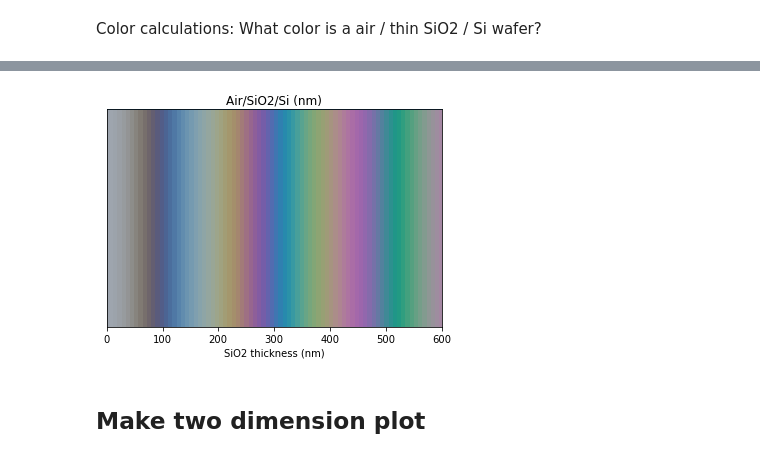
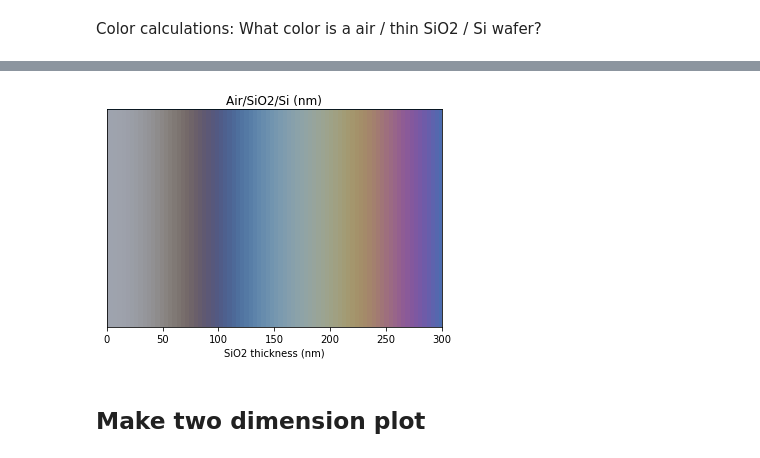
Before and after one commit to kanhua/pypvcell, a Jupyter notebook: demos/Color_of_surface_tmm.ipynb, the cells around one changed output, grey strips where cells are left out. Saved outputs shown, nothing was run; the diff lists cells and outputs as text; code cells hidden in the pictures.

```diff
--- a/demos/Color_of_surface_tmm.ipynb
+++ b/demos/Color_of_surface_tmm.ipynb
@@ -61,17 +57,21 @@ Color calculations: What color is a air / thin SiO2 / Si wafer?
 # Crystalline silicon refractive index. Data from Palik via
 # http://refractiveindex.info, I haven't checked it, but this is just for
 # demonstration purposes anyway.
-Si_n_fn = get_ntotal_fn('a_Si')
+Si_n_fn = get_ntotal_fn('Si')
 # SiO2 refractive index (approximate): 1.46 regardless of wavelength
 SiO2_n_fn = get_ntotal_fn('SiO2_2')
+TiO2_n_fn=get_ntotal_fn("TiO2_2")
+aSi_n_fn=get_ntotal_fn("Si")
 # air refractive index
-air_n_fn = lambda wavelength : 1
+air_n_fn = get_ntotal_fn("Air")
 
-n_fn_list = [air_n_fn, SiO2_n_fn, Si_n_fn]
+n_fn_list = [air_n_fn, SiO2_n_fn, TiO2_n_fn, Si_n_fn]
+d_list = [inf, 200, 50, inf]
+
 th_0 = 0
 
 # Print the colors, and show plots, for the special case of 300nm-thick SiO2
-d_list = [inf, 300, inf]
+
 reflectances = color.calc_reflectances(n_fn_list, d_list, th_0)
 illuminant = colorpy.illuminants.get_illuminant_D65()
 spectrum = color.calc_spectrum(reflectances, illuminant)
@@ -96,14 +144,19 @@ Wall time: 2.81 s
 # %%
+%%time
 # Calculate irgb color (i.e. gamma-corrected sRGB display color rounded to
 # integers 0-255) versus thickness of SiO2
-max_SiO2_thickness = 600
+max_SiO2_thickness = 300
 SiO2_thickness_list = linspace(0,max_SiO2_thickness,num=80)
 irgb_list = []
+n_fn_list_2 = [air_n_fn, SiO2_n_fn, Si_n_fn]
 for SiO2_d in SiO2_thickness_list:
-    d_list = [inf, SiO2_d, inf]
-    reflectances = color.calc_reflectances(n_fn_list, d_list, th_0,pol='s')
+    d_list = [inf, SiO2_d ,inf]
+    reflectances_p = color.calc_reflectances(n_fn_list_2, d_list, th_0,pol='p')
+    reflectances_s = color.calc_reflectances(n_fn_list_2, d_list, th_0,pol='s')
+    reflectances_unp=(reflectances_p+reflectances_s)/2
+    reflectances_unp[:,0]=reflectances_p[:,0]
     illuminant = colorpy.illuminants.get_illuminant_D65()
-    spectrum = color.calc_spectrum(reflectances, illuminant)
+    spectrum = color.calc_spectrum(reflectances_unp, illuminant)
     color_dict = color.calc_color(spectrum)
     irgb_list.append(colorpy.colormodels.irgb_string_from_irgb(color_dict['irgb']))
 
@@ -119,4 +174,4 @@ http://www.htelabs.com/appnotes/sio2_color_chart_thermal_silicon_dioxide.htm
-[figure, old version]
+[figure, new version]
 # %% [markdown]
 ## Make two dimension plot
 # %%
```
Also changed, not shown: parts of 12 cells of this notebook, 1 other file.
